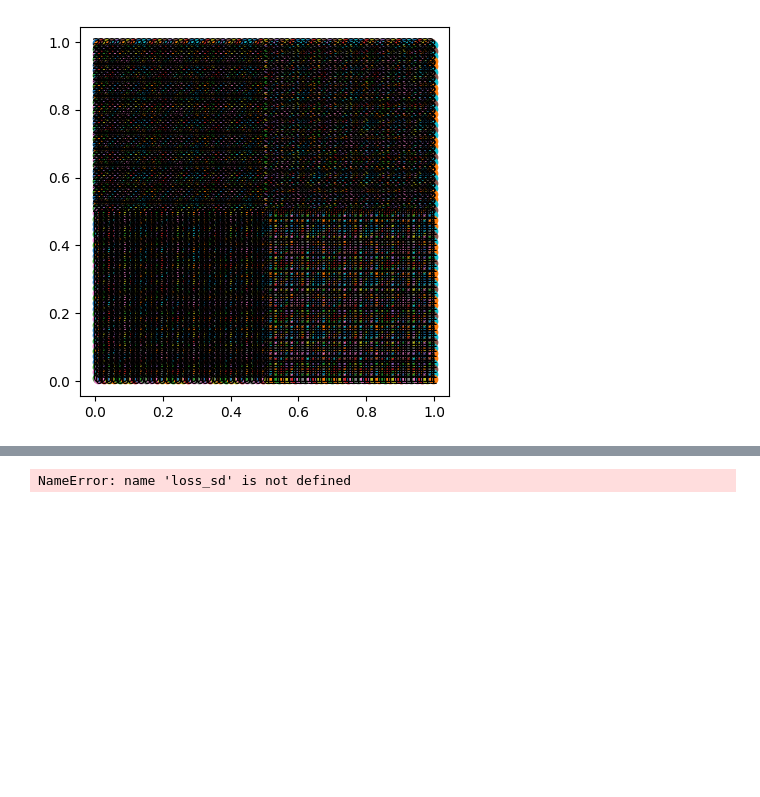
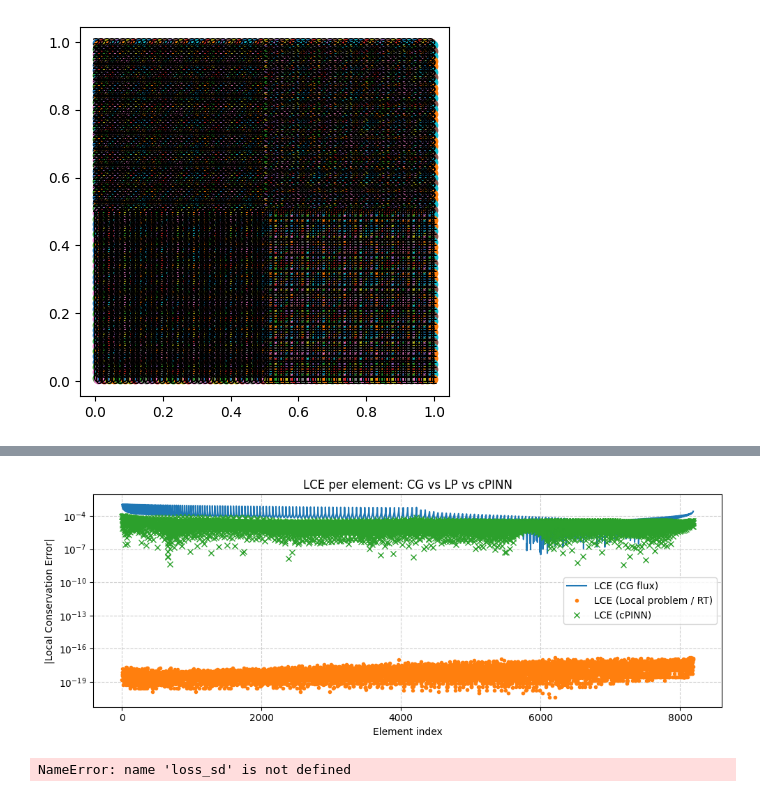
Before and after one commit to harryyudha7/phd_research, a Jupyter notebook: lcg_cpinn_strong_form_index_sd_optimized.ipynb, the cells around one changed output, grey strips where cells are left out. Drawn from its saved outputs; the diff is of its cells as text; code cells hidden in the pictures; blank space fills up the shorter version.

```diff
--- a/lcg_cpinn_strong_form_index_sd_optimized.ipynb
+++ b/lcg_cpinn_strong_form_index_sd_optimized.ipynb
@@ -2069,3 +2345,32 @@ plt.show()
+# %%
+import matplotlib.ticker as mticker
+
+indices_plot = np.array(indices_int, dtype=int)
+CG_plot = np.array(LCE_CG_int, dtype=float)
+LP_plot = np.array(LCE_LP_int, dtype=float)
+cPINN_plot = np.array(LCE_cPINN_int, dtype=float)
+
+plt.figure(figsize=(10,4))
+
+plt.plot(indices_plot, np.abs(CG_plot), label="LCE (CG flux)")
+plt.plot(indices_plot, np.abs(LP_plot), ".", label="LCE (Local problem / RT)")
+plt.plot(indices_plot, np.abs(cPINN_plot), "x", label="LCE (cPINN)")
+
+plt.yscale("log")  # log-scale y-axis
+
+# Format ticks as 10^{-k}
+plt.gca().yaxis.set_major_formatter(mticker.LogFormatterMathtext())
+plt.gca().yaxis.set_major_locator(mticker.LogLocator(base=10))
+
+plt.xlabel("Element index")
+plt.ylabel("|Local Conservation Error|")
+plt.title("LCE per element: CG vs LP vs cPINN")
+plt.legend()
+plt.grid(True, which="both", linestyle="--", alpha=0.6)
+plt.tight_layout()
+plt.show()
+# %% [output]
+[figure, added]
 # %%
 import os
 # Define folder + filename
```
Also changed, not shown: parts of 11 cells of this notebook, 6 other files.
